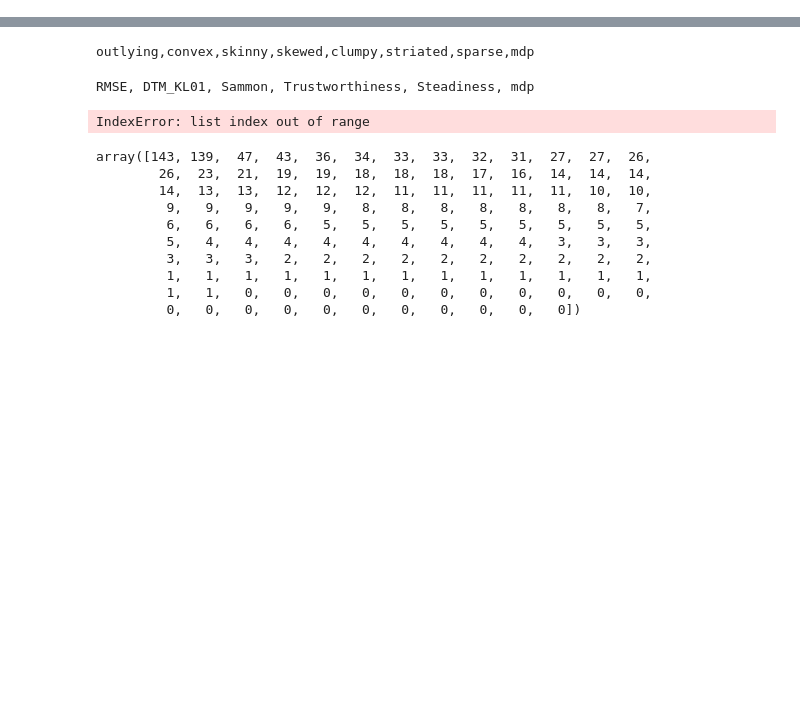
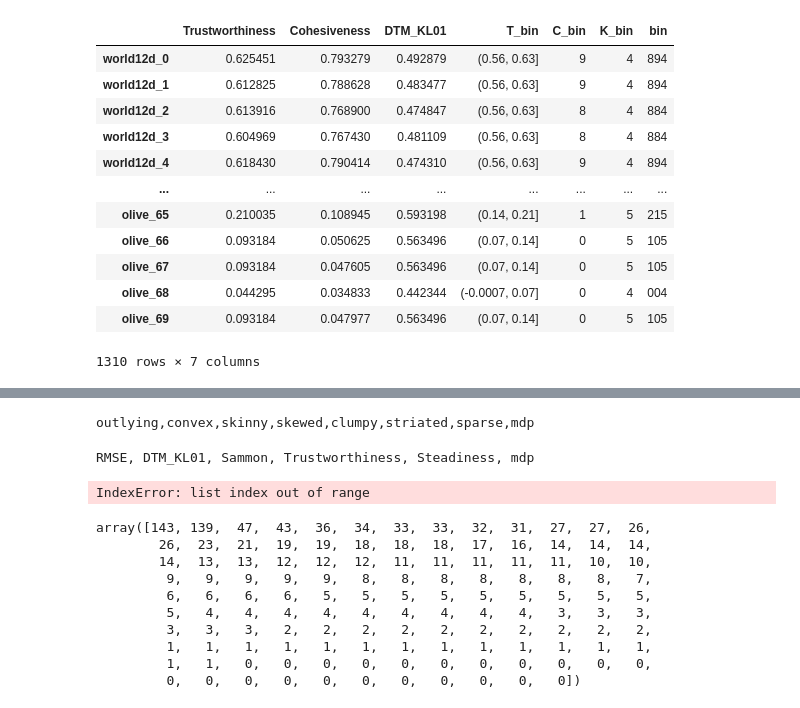
Before and after one commit to aeri206/metric_viewer, a Jupyter notebook: data/parse_metric.ipynb, the cells around one changed output, grey strips where cells are left out. Cells and saved outputs as stored; diff of their text form; code cells hidden in the pictures; blank space fills up the shorter version.

```diff
--- a/data/parse_metric.ipynb
+++ b/data/parse_metric.ipynb
@@ -31,0 +73,16 @@ datasets = [
+# %%
+binned_pval[['bin']]
+# %% [output]
+|  | Trustworthiness | Cohesiveness | DTM_KL01 | T_bin | C_bin | K_bin | bin |
+| world12d_0 | 0.625451 | 0.793279 | 0.492879 | (0.56, 0.63] | 9 | 4 | 894 |
+| world12d_1 | 0.612825 | 0.788628 | 0.483477 | (0.56, 0.63] | 9 | 4 | 894 |
+| world12d_2 | 0.613916 | 0.768900 | 0.474847 | (0.56, 0.63] | 8 | 4 | 884 |
+| world12d_3 | 0.604969 | 0.767430 | 0.481109 | (0.56, 0.63] | 8 | 4 | 884 |
+| world12d_4 | 0.618430 | 0.790414 | 0.474310 | (0.56, 0.63] | 9 | 4 | 894 |
+| ... | ... | ... | ... | ... | ... | ... | ... |
+| olive_65 | 0.210035 | 0.108945 | 0.593198 | (0.14, 0.21] | 1 | 5 | 215 |
+| olive_66 | 0.093184 | 0.050625 | 0.563496 | (0.07, 0.14] | 0 | 5 | 105 |
+| olive_67 | 0.093184 | 0.047605 | 0.563496 | (0.07, 0.14] | 0 | 5 | 105 |
+| olive_68 | 0.044295 | 0.034833 | 0.442344 | (-0.0007, 0.07] | 0 | 4 | 004 |
+| olive_69 | 0.093184 | 0.047977 | 0.563496 | (0.07, 0.14] | 0 | 5 | 105 |
+1310 rows × 7 columns
```
Also changed, not shown: parts of 25 cells of this notebook, 14 other files.
